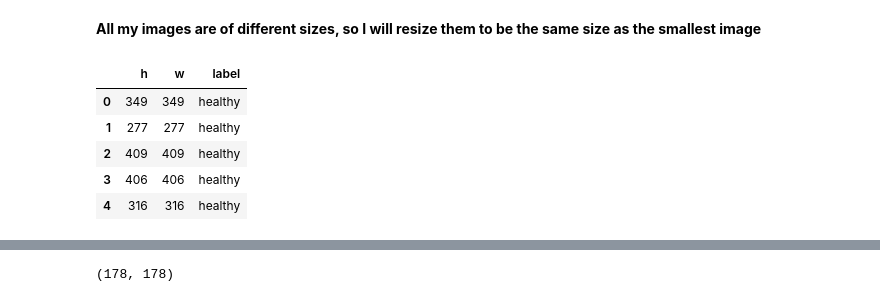
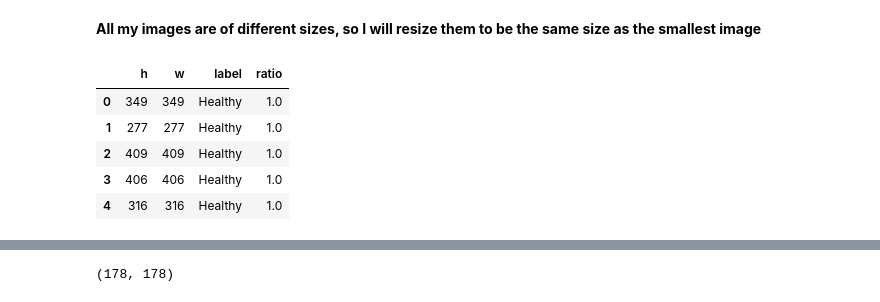
Before and after one commit to gigi-codes/wwc_hackathon_22, a Jupyter notebook: code/01_import_save_data.ipynb, the cells around one changed output, grey strips where cells are left out. Saved outputs shown, nothing was run; the diff lists cells and outputs as text; code cells hidden in the pictures.

```diff
--- a/code/01_import_save_data.ipynb
+++ b/code/01_import_save_data.ipynb
@@ -51,16 +51,36 @@ glaucoma_images = files[files['label']==1]['file_path'].sample(5)
 healthy_images = files[files['label']==0]['file_path'].sample(5)
 # %%
 fig, ax = plt.subplots(2, 5, figsize=(25,10))
-fig.suptitle('Sample images of glaucoma (top row) and healthy (bottom row)', size=18)
+fig.suptitle('Images of Pathological (top row) and Healthy (bottom row) Optic Disks',
+             size=22)
+
+plt.rcParams.update({'font.sans-serif':'Calibri'})
+
+plt.subplots_adjust(wspace=0.1,
+                   hspace=0.05)
 
 for i, f in enumerate(glaucoma_images):
     ax[0,i].imshow(Image.open(f))
-    ax[0,i].set_title(f"Glaucoma:{Path(f).name}")
+    ax[0,i].set_title(r"$\bf{Glaucoma: }$" + f"{Path(f).name[0:5]}", size=14)
+    ax[0,i].tick_params(
+        axis='both',
+        which='both',
+        bottom=False,
+        left=False,
+        labelbottom=False,
+        labelleft=False)
 
 for i, f in enumerate(healthy_images):
     ax[1,i].imshow(Image.open(f))
-    ax[1,i].set_title(f"Healthy:{Path(f).name}")
+    ax[1,i].set_title(r"$\bf{Healthy: }$" + f"{Path(f).name[0:5]}", size=14)
+    ax[1,i].tick_params(
+        axis='both',
+        which='both',
+        bottom=False,
+        left=False,
+        labelbottom=False,
+        labelleft=False)
 
 # uncomment below to save figure
-# plt.savefig('../figures/sample_images.png', bbox_inches='tight', dpi='figure')
+plt.savefig('../figures/sample_images.png', bbox_inches='tight', dpi='figure')
 # %% [output]
@@ -68,8 +88,8 @@ for i, f in enumerate(healthy_images):
 # %% [markdown]
 **Plot distributions of pixel values for sets of sample images from both classes**
 # %%
-glaucoma_images = files[files['label']==1]['file_path'].sample(75)
-healthy_images = files[files['label']==0]['file_path'].sample(75)
+glaucoma_images = files[files['label']==1]['file_path'].sample(100)
+healthy_images = files[files['label']==0]['file_path'].sample(100)
 pixels_g = []
 pixels_h = []
 for i, f in enumerate(glaucoma_images):
@@ -141,12 +192,13 @@ w = [w for h,w in im_size]
 # %%
 sizes_df = pd.DataFrame({'h':h, 'w':w})
 sizes_df['label'] = files['label']
-sizes_df['label'].replace({1:'glaucoma', 0:'healthy'}, inplace=True)
+sizes_df['label'].replace({1:'Glaucoma', 0:'Healthy'}, inplace=True)
+sizes_df['ratio'] = sizes_df['h']/sizes_df['w']
 sizes_df.head()
 # %% [output]
-|  | h | w | label |
-| 0 | 349 | 349 | healthy |
-| 1 | 277 | 277 | healthy |
-| 2 | 409 | 409 | healthy |
-| 3 | 406 | 406 | healthy |
-| 4 | 316 | 316 | healthy |
+|  | h | w | label | ratio |
+| 0 | 349 | 349 | Healthy | 1.0 |
+| 1 | 277 | 277 | Healthy | 1.0 |
+| 2 | 409 | 409 | Healthy | 1.0 |
+| 3 | 406 | 406 | Healthy | 1.0 |
+| 4 | 316 | 316 | Healthy | 1.0 |
```
Also changed, not shown: parts of 9 cells of this notebook, 23 other files.
